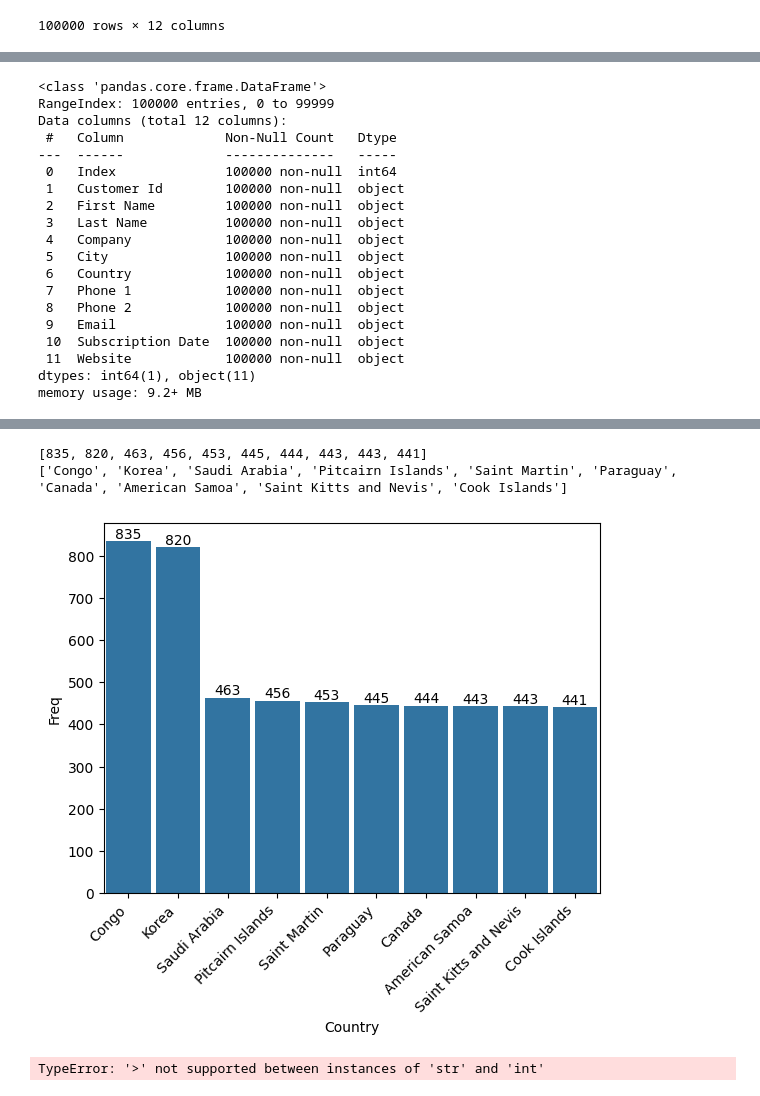
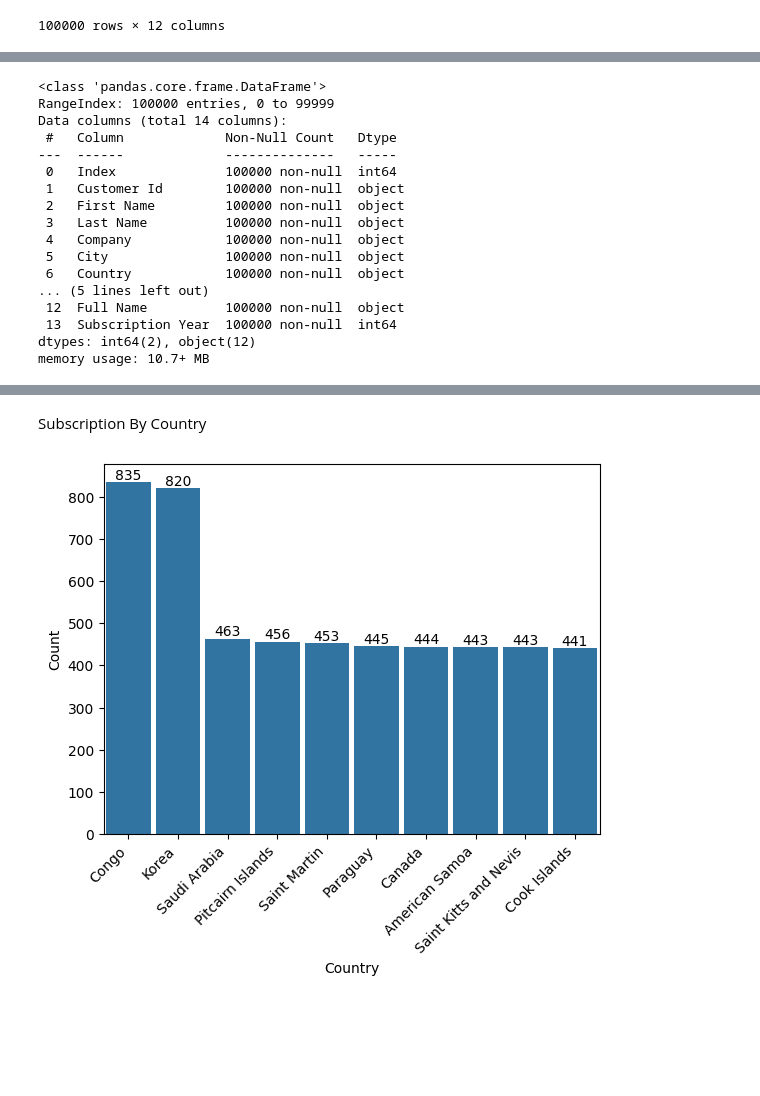
Before and after one commit to ivandityap/SPX-AI_Solution_Engineer-Test, a Jupyter notebook: Coding-01.ipynb, the cells around one changed output, grey strips where cells are left out. Saved outputs shown, nothing was run; the diff lists cells and outputs as text; code cells hidden in the pictures; blank space fills up the shorter version.

```diff
--- a/Coding-01.ipynb
+++ b/Coding-01.ipynb
@@ -22,0 +29,7 @@ df
+# %%
+df["Full Name"] = (df["First Name"] + " " + df["Last Name"]).tolist()
+# %%
+subscription_year=[]
+for date in df["Subscription Date"].tolist():
+    subscription_year.append(int(date[:4]))
+df["Subscription Year"] = subscription_year
@@ -25,7 +40,7 @@ df.info()
 # %% [output]
 <class 'pandas.core.frame.DataFrame'>
 RangeIndex: 100000 entries, 0 to 99999
-Data columns (total 12 columns):
+Data columns (total 14 columns):
  #   Column             Non-Null Count   Dtype
 ---  ------             --------------   -----
  0   Index              100000 non-null  int64
@@ -35,13 +50,11 @@ Data columns (total 12 columns):
  4   Company            100000 non-null  object
  5   City               100000 non-null  object
  6   Country            100000 non-null  object
- 7   Phone 1            100000 non-null  object
- 8   Phone 2            100000 non-null  object
- 9   Email              100000 non-null  object
- 10  Subscription Date  100000 non-null  object
- 11  Website            100000 non-null  object
-dtypes: int64(1), object(11)
-memory usage: 9.2+ MB
+... (5 lines left out)
+ 12  Full Name          100000 non-null  object
+ 13  Subscription Year  100000 non-null  int64
+dtypes: int64(2), object(12)
+memory usage: 10.7+ MB
 # %%
 df.describe(include=['O'])
 # %% [output]
@@ -54,23 +67,22 @@ df.describe(include=['O'])
 n = 10
 topn_countries_value = df["Country"].value_counts().head(n).tolist()
 topn_countries_name = df["Country"].value_counts().index[:n].tolist()
-print(topn_countries_value)
-print(topn_countries_name)
+topn_subscriptionyear_value = df["Subscription Year"].value_counts().tolist()
+topn_subscriptionyear_name = df["Subscription Year"].value_counts().index[:n].tolist()
-# %% [output]
-[835, 820, 463, 456, 453, 445, 444, 443, 443, 441]
-['Congo', 'Korea', 'Saudi Arabia', 'Pitcairn Islands', 'Saint Martin', 'Paraguay', 'Canada', 'American Samoa', 'Saint Kitts and Nevis', 'Cook Islands']
 # %%
 df_top10_countries = pd.DataFrame(
     {'Country': topn_countries_name,
-     'Freq': topn_countries_value
+     'Count': topn_countries_value
     })
+df_subscriptionyear = pd.DataFrame(
+    {'Year': topn_subscriptionyear_name,
+     'Count': topn_subscriptionyear_value
+    })
+# %% [markdown]
+Subscription By Country
 # %%
-ax = sns.barplot(df_top10_countries, x="Country", y="Freq", estimator="sum", errorbar=None, width=0.9)
+ax = sns.barplot(df_top10_countries, x="Country", y="Count", estimator="sum", errorbar=None, width=0.9)
 plt.xticks(rotation=45, ha='right')
 ax.bar_label(ax.containers[0], fontsize=10);
 # %% [output]
-[figure, old version]
+[figure, new version]
-# %%
-df.loc[df["Subscription Date"]>2020]
-# %% [output]
-TypeError: '>' not supported between instances of 'str' and 'int'
```
Also changed, not shown: parts of 12 cells of this notebook.
